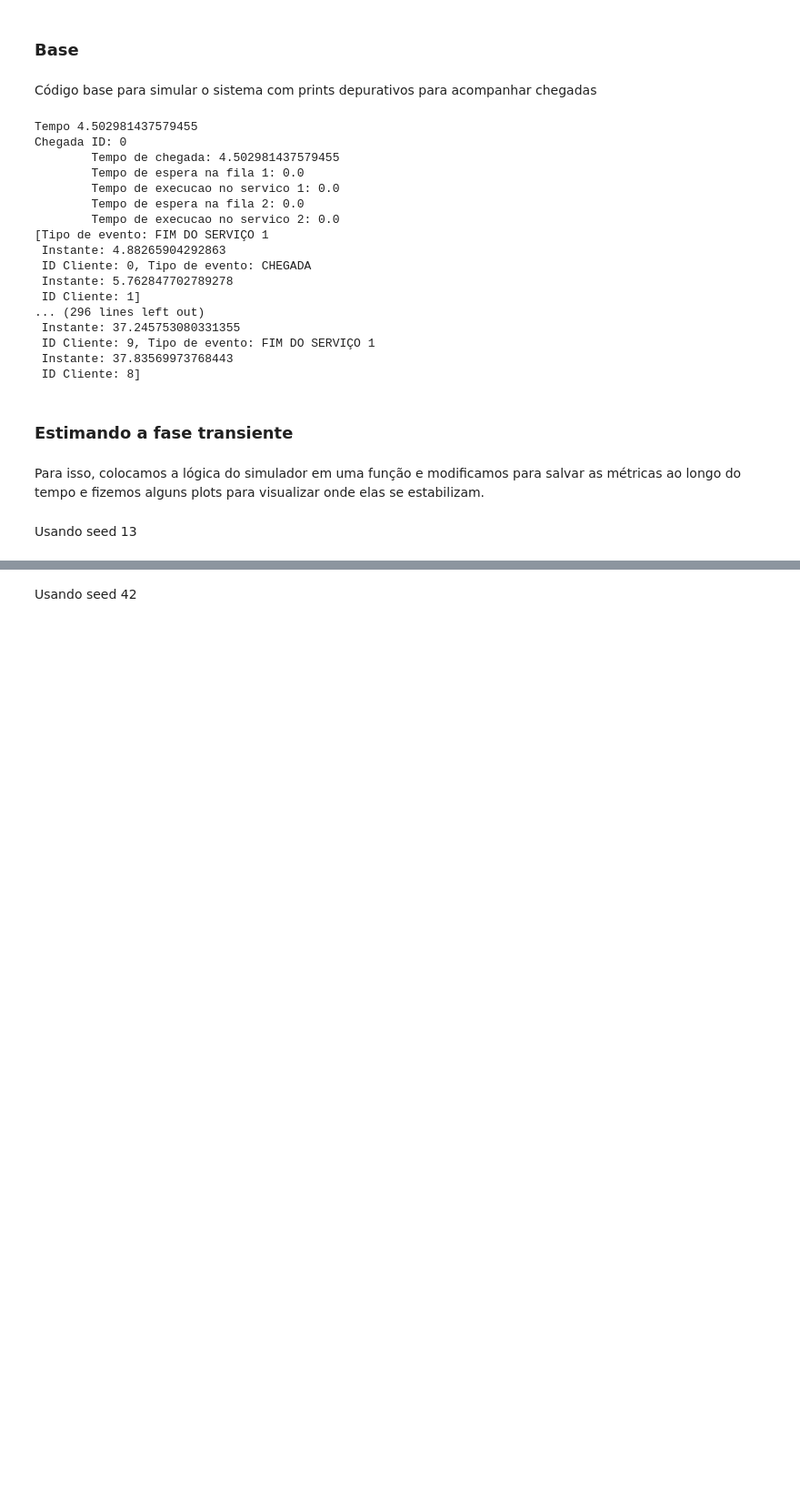
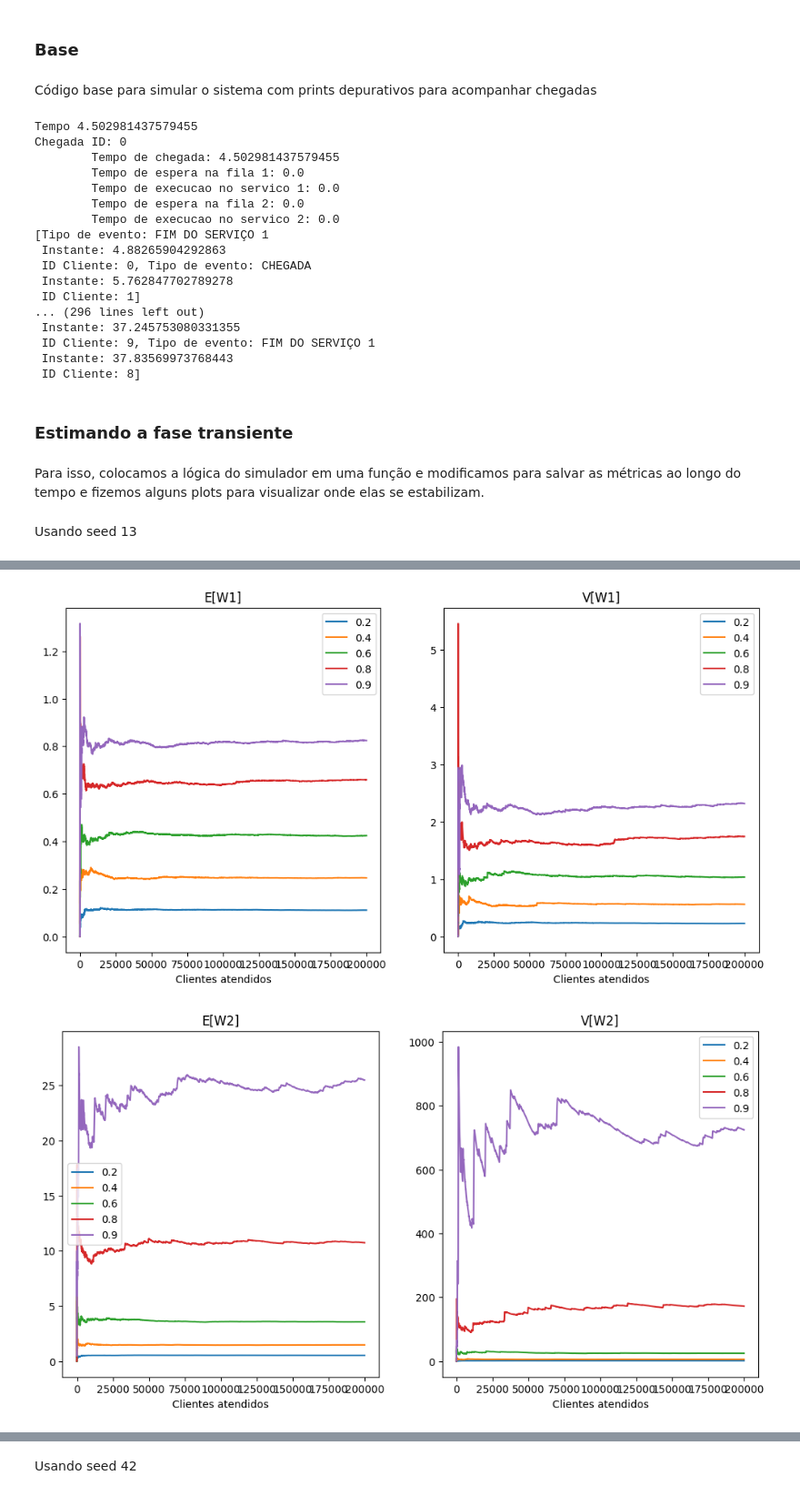
Before and after one commit to RafaelxFernandes/Avaliacao-Desempenho-22.2, a Jupyter notebook: main.ipynb, the cells around one changed output, grey strips where cells are left out. Shown at 91% size. Saved outputs shown, nothing was run; the diff lists cells and outputs as text; code cells hidden in the pictures; blank space fills up the shorter version.

Commit message:
Correção nos gráficos, teste com múltiplas sementes

```diff
--- a/main.ipynb
+++ b/main.ipynb
@@ -467,8 +468,8 @@ Para isso, colocamos a lógica do simulador em uma função e modificamos para s
 # %%
 #lamb = lambda
 #mu = mu
-#t = quantos segundos iremos simular
-def simulador(lamb, mu, t, debug=False):
+#k = número de eventos de partidas tratados
+def simulador(lamb, mu, k, debug=False):
     fila1 = []
     fila2 = []
 
@@ -492,7 +493,7 @@ def simulador(lamb, mu, t, debug=False):
 
     i = 0
     n_eventos = 0
-    while tempo < t: #loop de eventos, tratar k clientes
+    while n_eventos < k: #loop de eventos, tratar k clientes
         atual = eventos.pop(0)
         tempo_anterior = tempo
         tempo = atual.instante_t
@@ -566,11 +567,45 @@ def simulador(lamb, mu, t, debug=False):
             estimadores["X2"].adiciona_amostra(cliente.tempo_execucao_2)
             #print("Saída 2", cliente)
 
+            n_eventos += 1 #aumenta contador de eventos de saída
+
         eventos.sort(key = lambda e: e.instante_t)
-        n_eventos += 1
     return estimadores, n_eventos
     #print(eventos)
     #print()
 #estimadores["Nq2"].t_student()
+# %%
+# Função auxiliar para plotar os gráficos com diferentes seeds
+def auxiliar_transiente(seed, n_saidas):
+    random.seed(seed) #setando uma seed pra manter os testes iguais
+    lista = []
+    for r in RHOS:
+        mu = MU
+        lamb = r/2
+        estimadores, n_eventos = simulador(lamb, mu, k=n_saidas, debug=True)
+        lista.append(estimadores)
+
+    #Plot dos resultados dos estimadores
+    for i, cat in enumerate(["W1", "W2", "X1", "X2", "N1", "N2", "Nq1", "Nq2"]):
+        plt.figure(figsize=(12, 6))
+
+        plt.subplot(121)
+        for estimadores in lista:
+            medias = estimadores[cat].medias
+            plt.plot(medias)
+            plt.xlabel( "Eventos tratados" if i > 3 else f"Clientes atendidos")
+        plt.legend(RHOS)
+        plt.title(f"E[{cat}]")
+
+        plt.subplot(122)
+        for estimadores in lista:
+            variancias = estimadores[cat].variancias
+            plt.plot(variancias)
+            plt.xlabel( "Eventos tratados" if i > 3 else f"Clientes atendidos")
+        plt.legend(RHOS)
+        plt.title(f"V[{cat}]")
+
+        #plt.suptitle(cat)
+        plt.show()
 # %% [markdown]
 Usando seed 13
@@ -618,0 +612,5 @@ for i, cat in enumerate(["W1", "W2", "X1", "X2", "N1", "N2", "Nq1", "Nq2"]):
+# %%
+auxiliar_transiente(13, 200_000)
+# %% [output]
+[figure, added]
+[figure, added]
```
Also changed, not shown: parts of 8 cells of this notebook.
